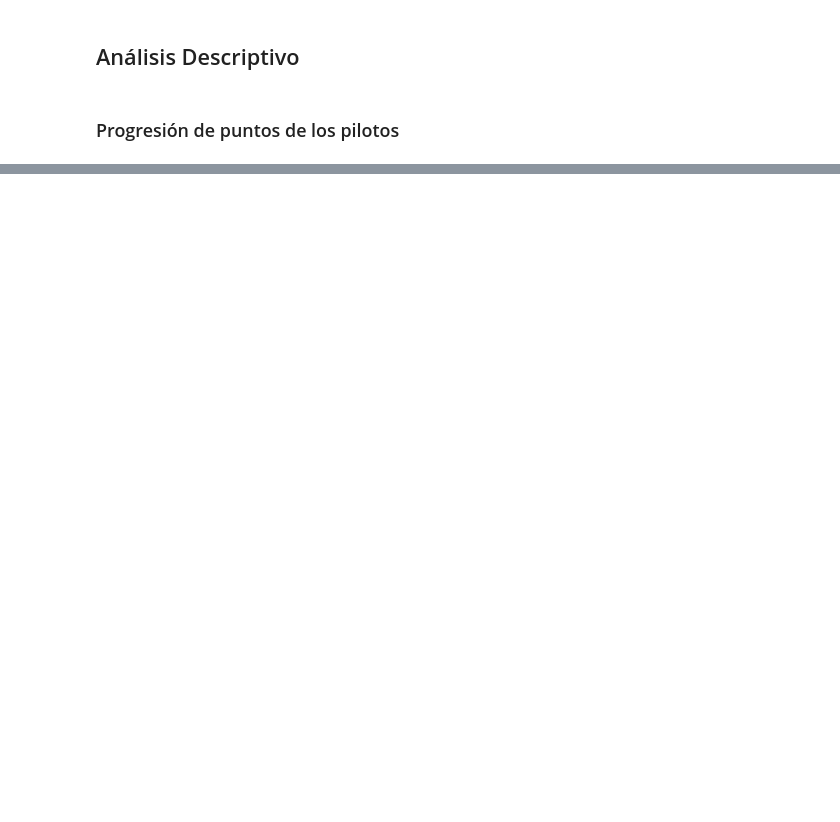
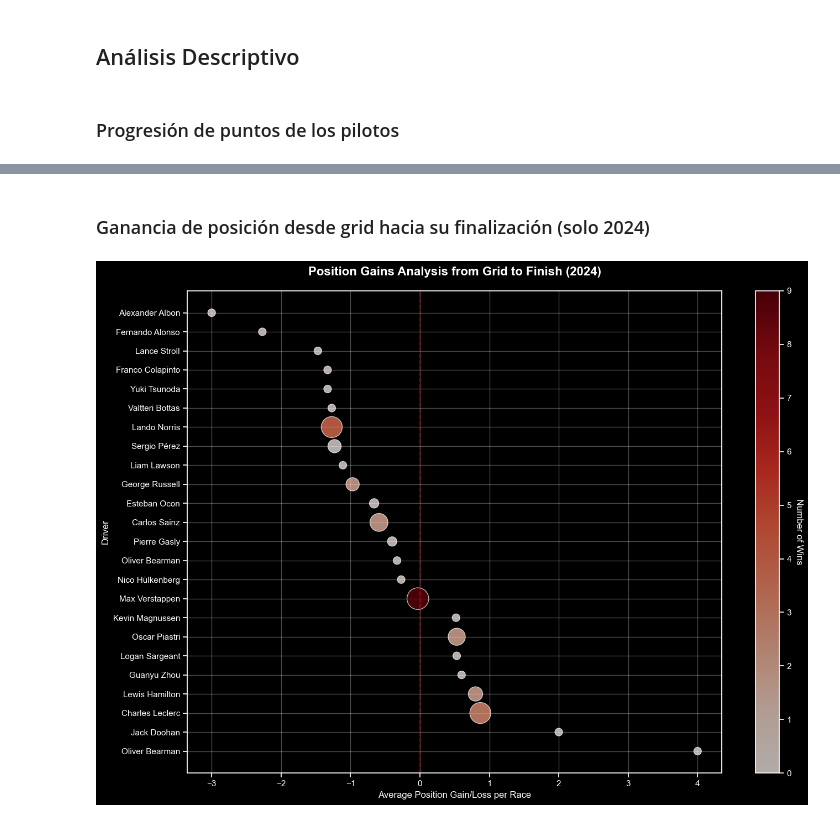
Before and after one commit to Sandovl0593/F1-database-Analysis, a Jupyter notebook: pyEDA.ipynb, the cells around one changed output, grey strips where cells are left out. Drawn from its saved outputs; the diff is of its cells as text; code cells hidden in the pictures; blank space fills up the shorter version.

Commit message:
New Descrip Analysis c2

```diff
--- a/pyEDA.ipynb
+++ b/pyEDA.ipynb
@@ -440,0 +465,28 @@ for year in range(year_start, max_year + 1):
+# %% [markdown]
+### Ganancia de posición desde grid hacia su finalización (solo 2024)
+# %%
+filter_2024 = final_metrics[final_metrics["year"] == 2024]
+gain_data2024 = filter_2024[filter_2024['avg_position_gain'] != 0].sort_values('avg_position_gain', ascending=False)
+
+plt.figure(figsize=(14, 10))
+plt.title(f'Position Gains Analysis from Grid to Finish (2024)', fontsize=16, fontweight='bold', pad=20)
+scatter = plt.scatter(
+    gain_data2024['avg_position_gain'], range(len(gain_data2024)),
+    c=gain_data2024['wins'], s=gain_data2024['podiums']*50 + 100,
+    cmap='Reds', alpha=0.7, edgecolors='white'
+)
+
+plt.xlabel('Average Position Gain/Loss per Race', fontsize=12)
+plt.ylabel('Driver', fontsize=12)
+plt.yticks(range(len(gain_data2024)), gain_data2024['driver_name'])
+plt.axvline(x=0, color='red', linestyle='--', alpha=0.5)
+
+# Add colorbar
+cbar = plt.colorbar(scatter)
+cbar.set_label('Number of Wins', rotation=270, labelpad=15)
+
+plt.grid(True, alpha=0.3)
+plt.tight_layout()
+plt.show()
+# %% [output]
+[figure, added]
```
Also changed, not shown: parts of 16 cells of this notebook, 1 other file.
